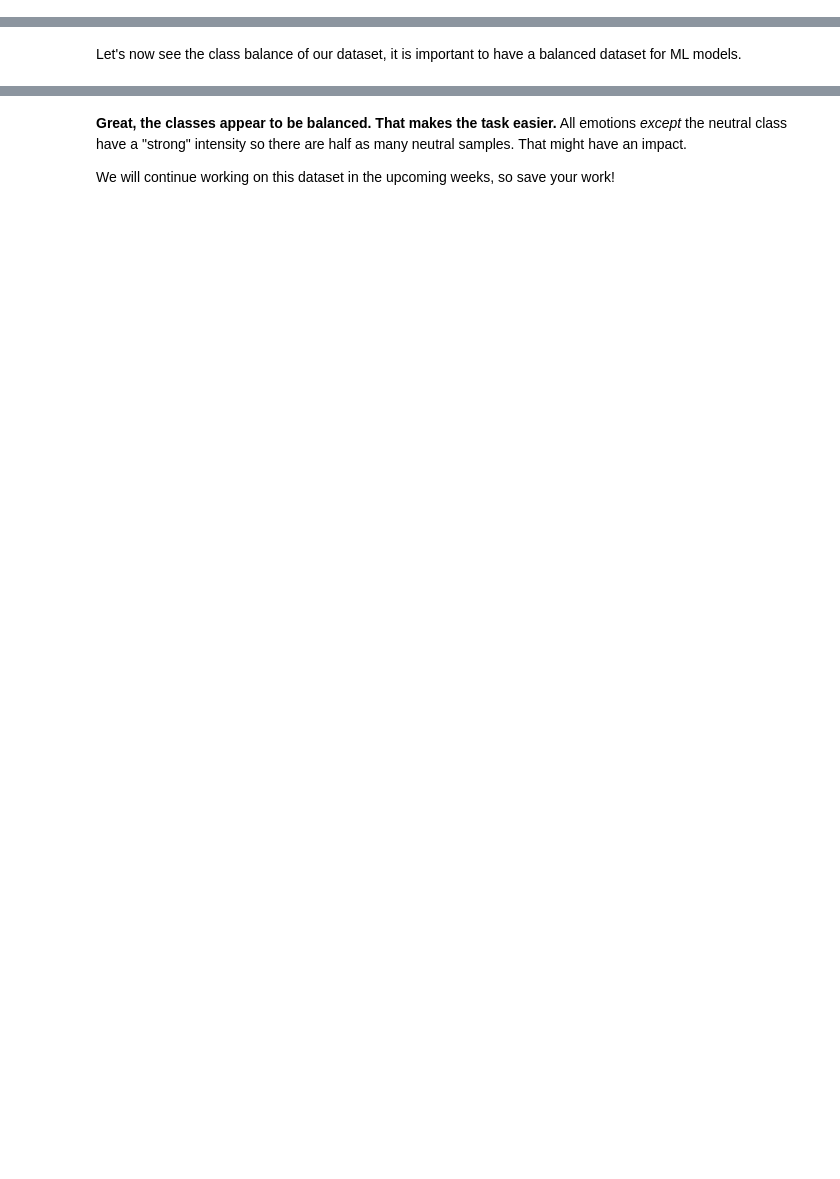
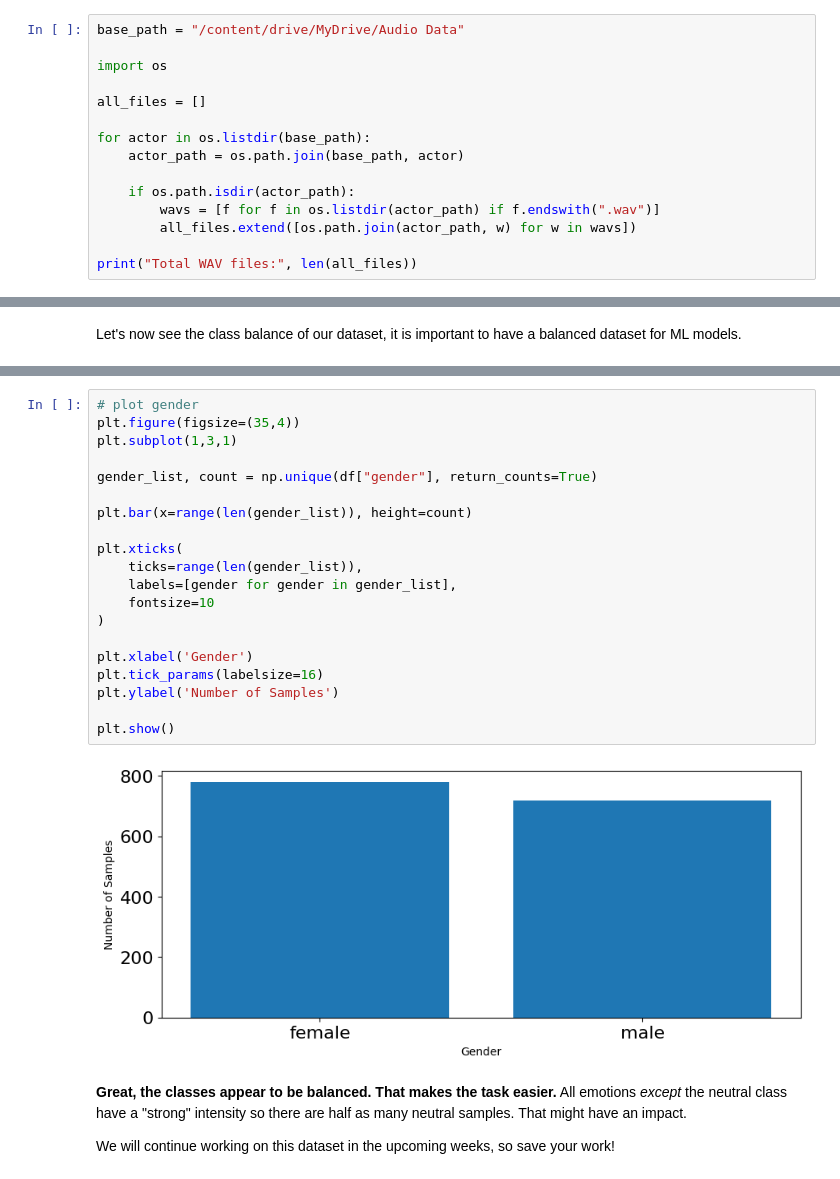
Before and after one commit to danikales/Week2-DataPreprocessing, a Jupyter notebook: Week 2.ipynb, the cells around one changed output, grey strips where cells are left out. Saved outputs shown, nothing was run; the diff lists cells and outputs as text; blank space fills up the shorter version.

```diff
--- a/Week 2.ipynb
+++ b/Week 2.ipynb
@@ -17,3 +19,18 @@ remote: Total 41 (delta 7), reused 3 (delta 3), pack-reused 29 (from 1)
 Receiving objects: 100% (41/41), 2.49 MiB | 10.23 MiB/s, done.
 Resolving deltas: 100% (9/9), done.
 /content/Week2-DataPreprocessing
+# %%
+base_path = "/content/drive/MyDrive/Audio Data"
+
+import os
+
+all_files = []
+
+for actor in os.listdir(base_path):
+    actor_path = os.path.join(base_path, actor)
+
+    if os.path.isdir(actor_path):
+        wavs = [f for f in os.listdir(actor_path) if f.endswith(".wav")]
+        all_files.extend([os.path.join(actor_path, w) for w in wavs])
+
+print("Total WAV files:", len(all_files))
@@ -736,3 +696,25 @@ plt.show()
+# %%
+# plot gender
+plt.figure(figsize=(35,4))
+plt.subplot(1,3,1)
+
+gender_list, count = np.unique(df["gender"], return_counts=True)
+
+plt.bar(x=range(len(gender_list)), height=count)
+
+plt.xticks(
+    ticks=range(len(gender_list)),
+    labels=[gender for gender in gender_list],
+    fontsize=10
+)
+
+plt.xlabel('Gender')
+plt.tick_params(labelsize=16)
+plt.ylabel('Number of Samples')
+
+plt.show()
+# %% [output]
+[figure, added]
 # %% [markdown]
 **Great, the classes appear to be balanced. That makes the task easier.** All emotions _except_ the neutral class have a "strong" intensity so there are half as many neutral samples. That might have an impact.
 
```
Also changed, not shown: parts of 27 cells of this notebook.
